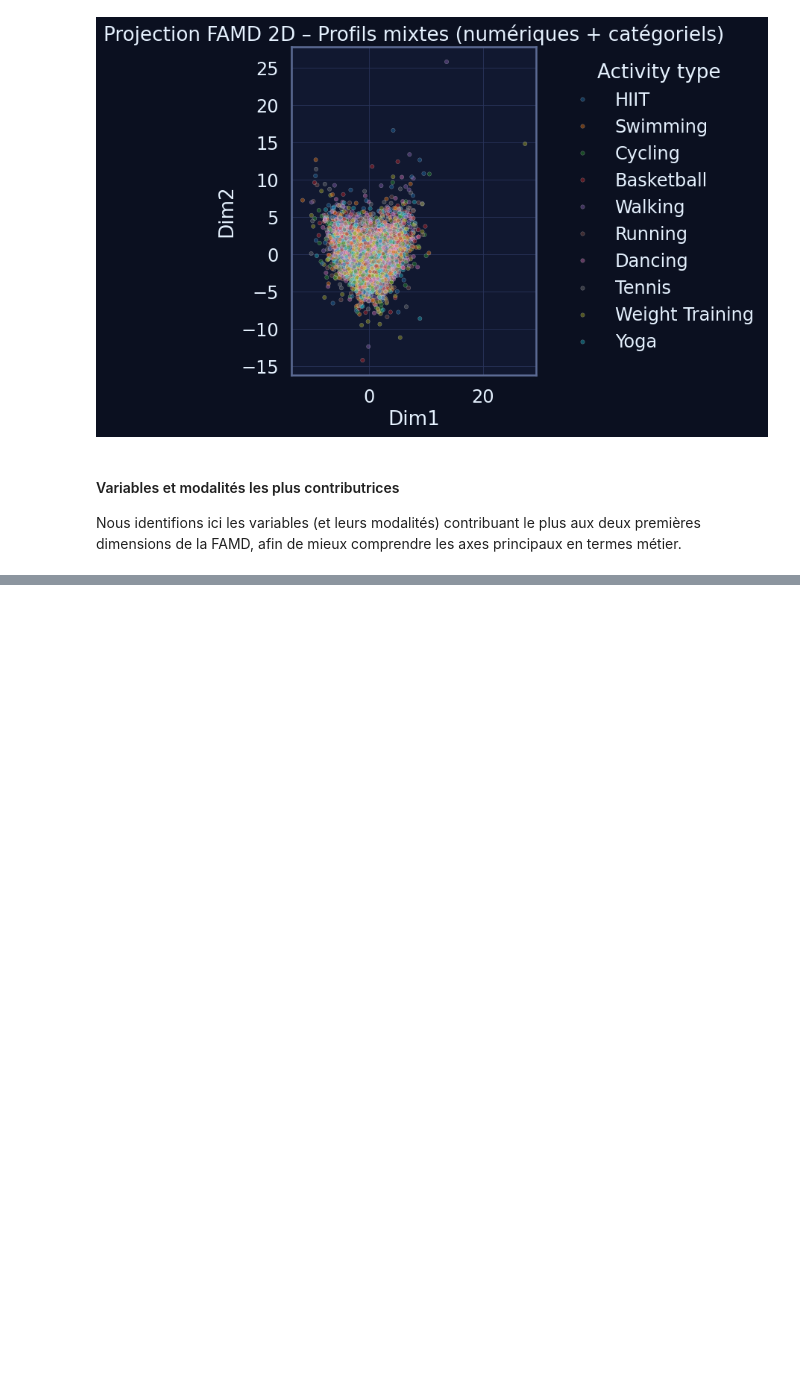
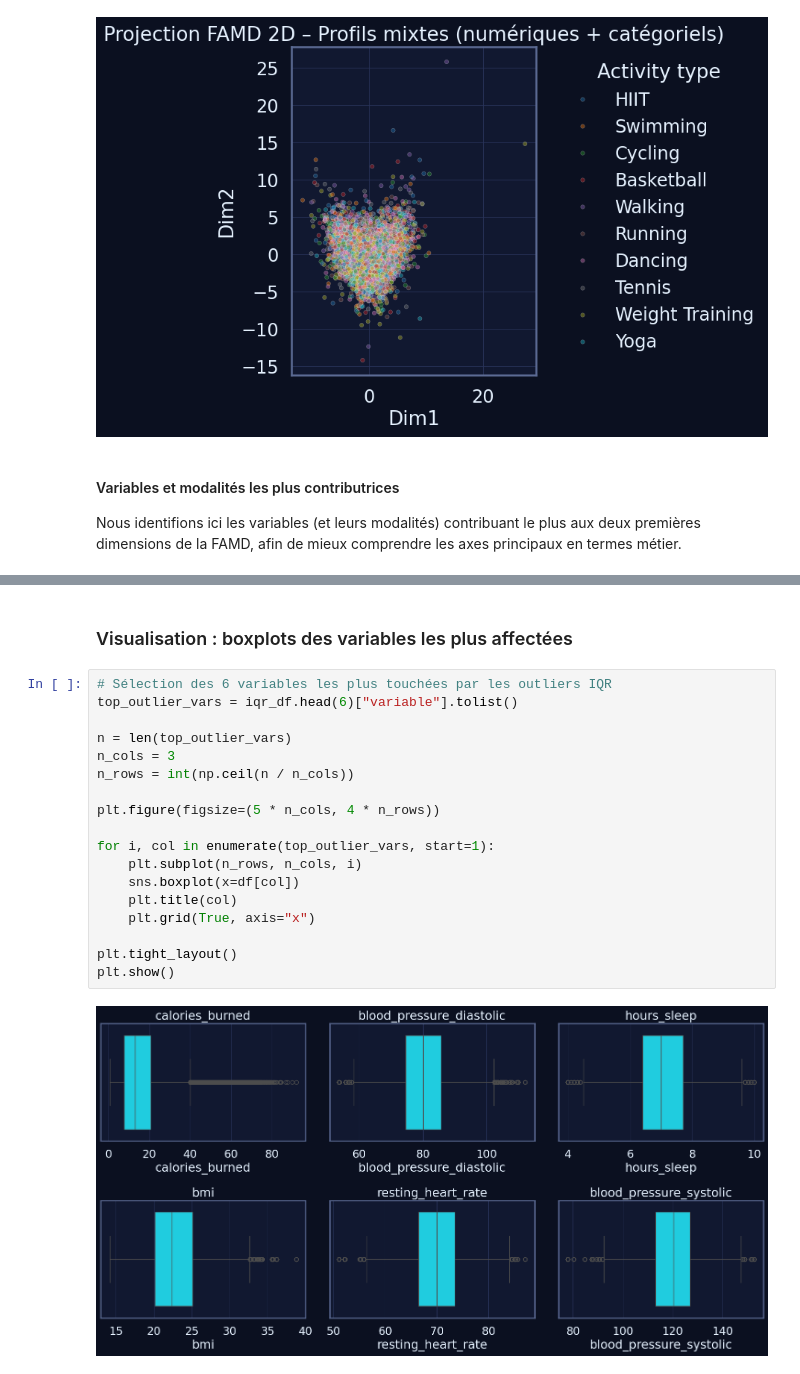
Before and after one commit to happy-developer/train.me, a Jupyter notebook: src/notebooks/eda/health_fitness_dataset/eda_health_fitness_dataset.ipynb, the cells around one changed output, grey strips where cells are left out. Saved outputs shown, nothing was run; the diff lists cells and outputs as text; blank space fills up the shorter version.

```diff
--- a/src/notebooks/eda/health_fitness_dataset/eda_health_fitness_dataset.ipynb
+++ b/src/notebooks/eda/health_fitness_dataset/eda_health_fitness_dataset.ipynb
@@ -1057,0 +1133,22 @@ Top 25 variables/modalités les plus contributrices (Dim1 + Dim2) :
+# %% [markdown]
+### Visualisation : boxplots des variables les plus affectées
+# %%
+# Sélection des 6 variables les plus touchées par les outliers IQR
+top_outlier_vars = iqr_df.head(6)["variable"].tolist()
+
+n = len(top_outlier_vars)
+n_cols = 3
+n_rows = int(np.ceil(n / n_cols))
+
+plt.figure(figsize=(5 * n_cols, 4 * n_rows))
+
+for i, col in enumerate(top_outlier_vars, start=1):
+    plt.subplot(n_rows, n_cols, i)
+    sns.boxplot(x=df[col])
+    plt.title(col)
+    plt.grid(True, axis="x")
+
+plt.tight_layout()
+plt.show()
+# %% [output]
+[figure, added]
```
Also changed, not shown: parts of 8 cells of this notebook, 1 other file.
